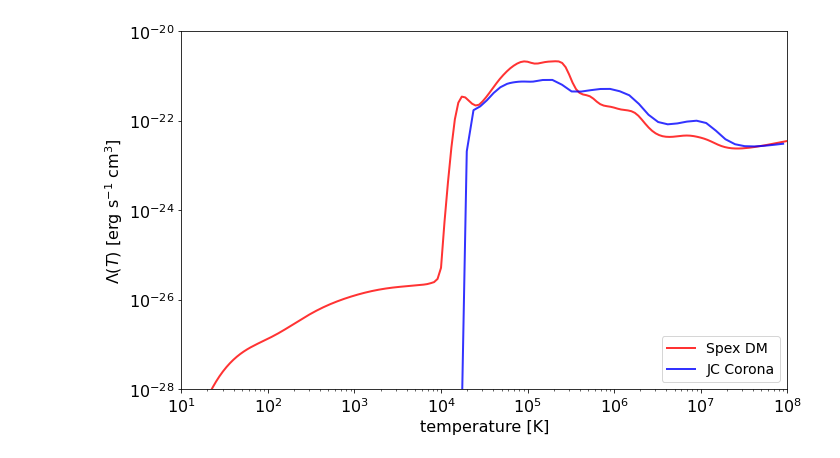
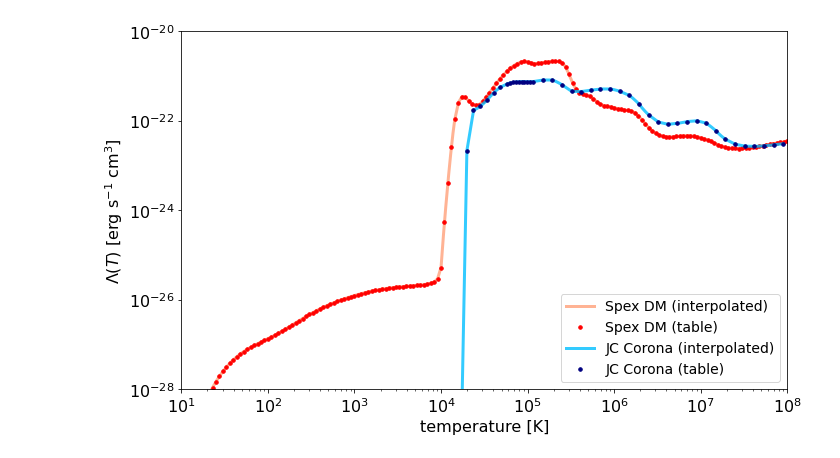
Before and after one commit to n-claes/phd-thesis, a Jupyter notebook: notebooks/cooling_curves.ipynb, the cells around one changed output. Saved outputs shown, nothing was run; the diff lists cells and outputs as text; code cells hidden in the pictures.

```diff
--- a/notebooks/cooling_curves.ipynb
+++ b/notebooks/cooling_curves.ipynb
@@ -5,33 +5,57 @@ plt.style.use("./mpl_style")
 import pylbo
 from pylbo.utilities.debug import get_debug_coolingcurves
 # %%
-def add_coolcurve_to_figure(ax, file, linestyle=".", color="black"):
+def add_coolcurve_to_figure(ax, file, linestyle=".", color="black", dotcolor="black"):
   coolcurve = get_debug_coolingcurves(file)
+  ax.loglog(
+    coolcurve["T_curve"],
+    coolcurve["L_curve"],
+    linestyle,
+    color=color,
+    alpha=0.8,
+    lw=3,
+  )
   ax.loglog(
     coolcurve["T_table"],
     coolcurve["L_table"],
-    linestyle,
-    color=color,
-    alpha=0.8,
-    lw=2,
+    ".",
+    color=dotcolor,
+    alpha=1,
+    markersize=7,
   )
 # %%
 
 fig, ax = plt.subplots(1, figsize=(10, 6))
 
 add_coolcurve_to_figure(
-  ax, file="files/coolingcurve_spexdm", linestyle="-", color="red"
+  ax,
+  file="files/coolingcurve_spexdm",
+  linestyle="-",
+  color="lightsalmon",
+  dotcolor="red",
 )
 add_coolcurve_to_figure(
-  ax, file="files/coolingcurve_jccorona", linestyle="-", color="blue"
+  ax,
+  file="files/coolingcurve_jccorona",
+  linestyle="-",
+  color="deepskyblue",
+  dotcolor="navy",
 )
 
 ax.set_xlabel("temperature [K]")
 ax.set_ylabel(r"$\Lambda(T)$ [erg s$^{-1}$ cm$^3$]")
 ax.set_ylim(1e-28, 1e-20)
 ax.set_xlim(10, 1e8)
-ax.legend(["Spex DM", "JC Corona"], loc="lower right")
+ax.legend(
+  [
+    "Spex DM (interpolated)",
+    "Spex DM (table)",
+    "JC Corona (interpolated)",
+    "JC Corona (table)",
+  ],
+  loc="lower right",
+)
 fig.tight_layout()
 fig.savefig("../03-thermal_instability/figures/coolingcurves.png")
 # %% [output]
-[figure, old version]
+[figure, new version]
```
Also changed, not shown: 11 other files.
